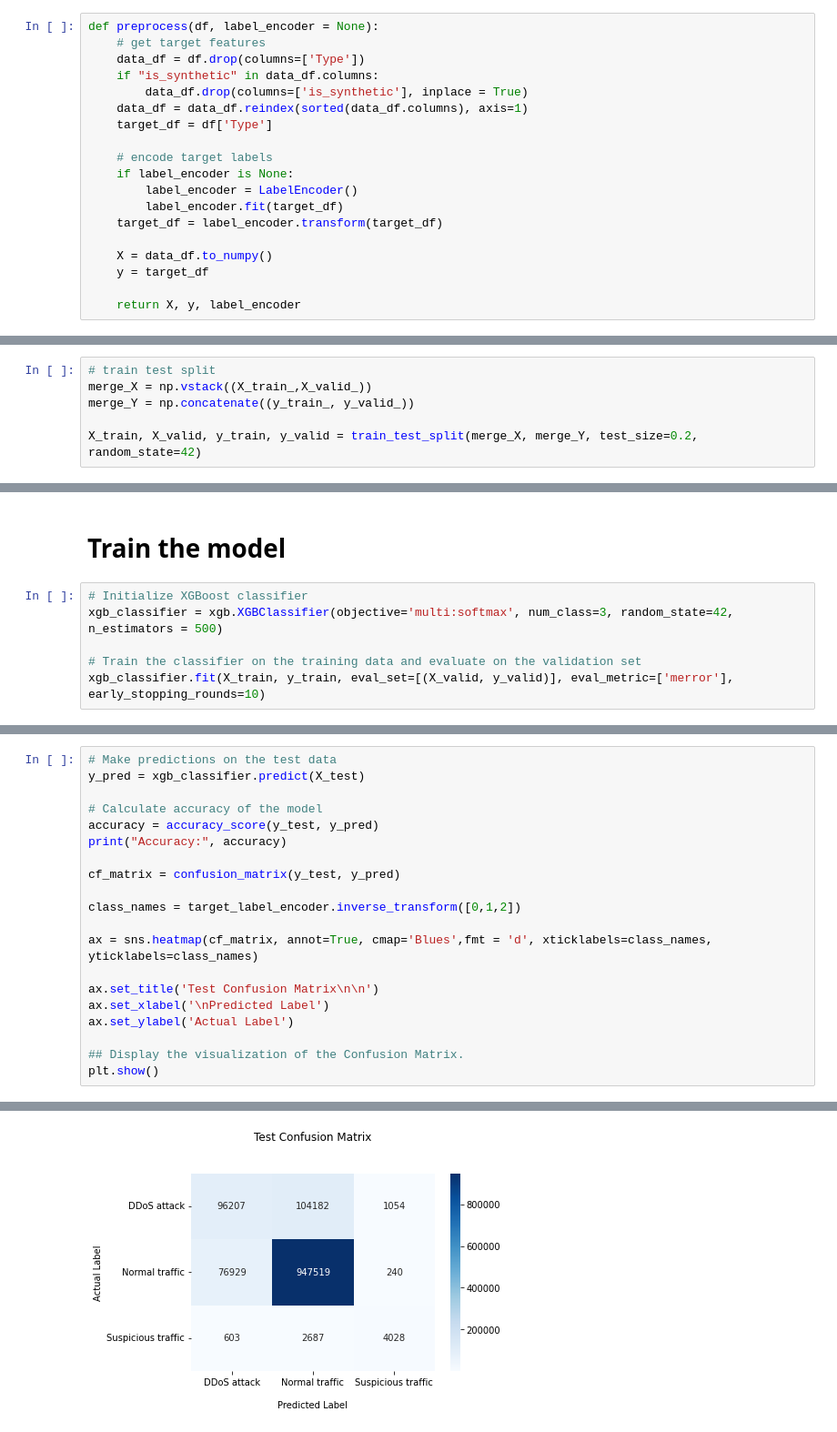
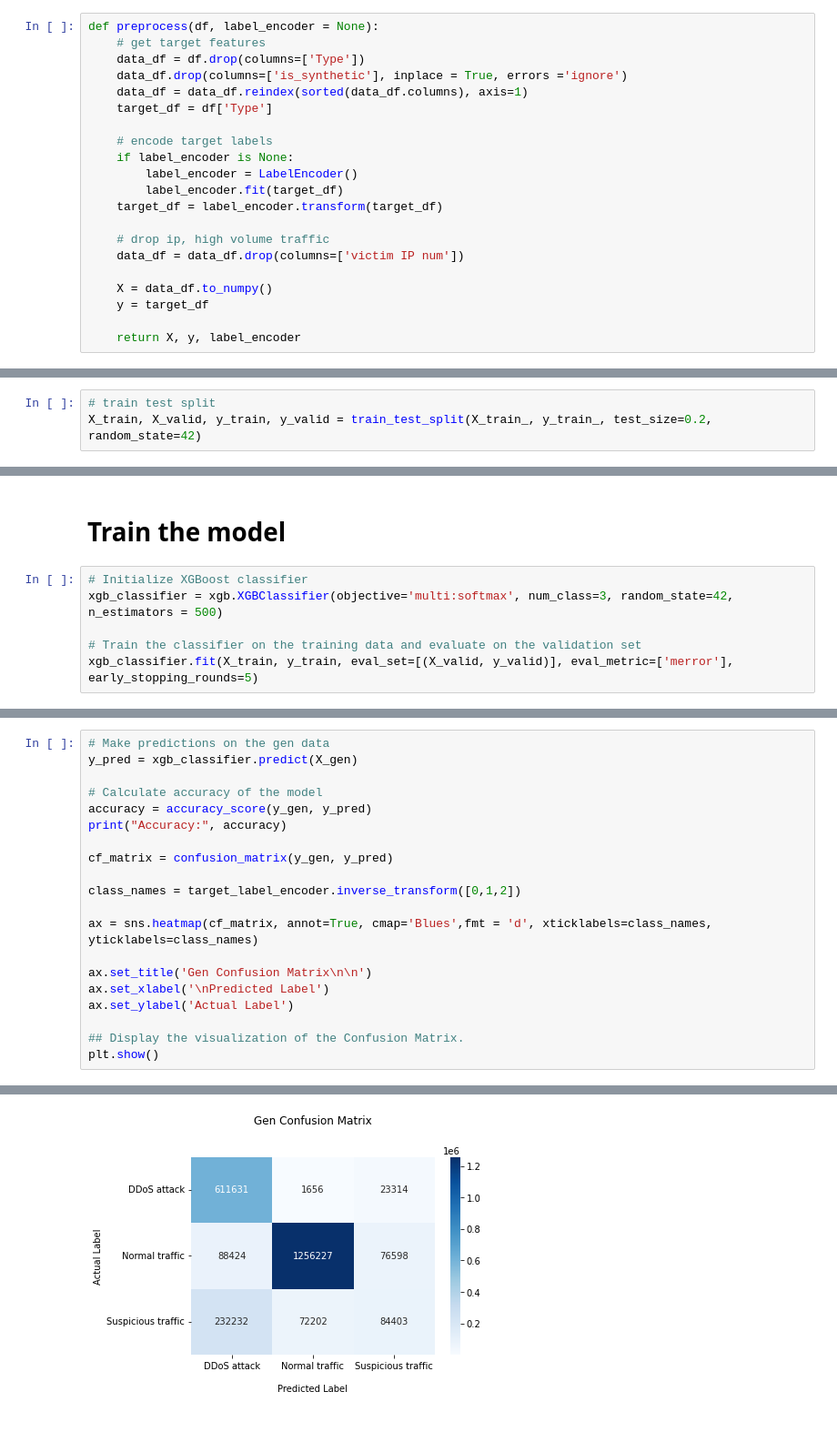
Before and after one commit to LordLokator/ADAML_24, a Jupyter notebook: notebooks/xgboost.ipynb, the cells around one changed output, grey strips where cells are left out. Shown at 91% size. Cells and saved outputs as stored; diff of their text form.

```diff
--- a/notebooks/xgboost.ipynb
+++ b/notebooks/xgboost.ipynb
@@ -32,8 +33,7 @@ gen_df = pd.read_csv(gen_path)
 def preprocess(df, label_encoder = None):
     # get target features
     data_df = df.drop(columns=['Type'])
-    if "is_synthetic" in data_df.columns:
-        data_df.drop(columns=['is_synthetic'], inplace = True)
+    data_df.drop(columns=['is_synthetic'], inplace = True, errors ='ignore')
     data_df = data_df.reindex(sorted(data_df.columns), axis=1)
     target_df = df['Type']
 
@@ -43,6 +43,9 @@ def preprocess(df, label_encoder = None):
         label_encoder.fit(target_df)
     target_df = label_encoder.transform(target_df)
 
+    # drop ip, high volume traffic
+    data_df = data_df.drop(columns=['victim IP num'])
+
     X = data_df.to_numpy()
     y = target_df
 
@@ -72,6 +66,3 @@ np.concatenate((y_train_, y_valid_)).shape
 # %%
 # train test split
-merge_X = np.vstack((X_train_,X_valid_))
-merge_Y = np.concatenate((y_train_, y_valid_))
-
-X_train, X_valid, y_train, y_valid = train_test_split(merge_X, merge_Y, test_size=0.2, random_state=42)
+X_train, X_valid, y_train, y_valid = train_test_split(X_train_, y_train_, test_size=0.2, random_state=42)
@@ -82,5 +77,5 @@ X_train, X_valid, y_train, y_valid = train_test_split(merge_X, merge_Y, test_siz
 xgb_classifier = xgb.XGBClassifier(objective='multi:softmax', num_class=3, random_state=42, n_estimators = 500)
 
 # Train the classifier on the training data and evaluate on the validation set
-xgb_classifier.fit(X_train, y_train, eval_set=[(X_valid, y_valid)], eval_metric=['merror'], early_stopping_rounds=10)
+xgb_classifier.fit(X_train, y_train, eval_set=[(X_valid, y_valid)], eval_metric=['merror'], early_stopping_rounds=5)
 # %% [output]
@@ -194,18 +179,18 @@ Accuracy: 0.9175512076465974
 # %%
-# Make predictions on the test data
-y_pred = xgb_classifier.predict(X_test)
+# Make predictions on the gen data
+y_pred = xgb_classifier.predict(X_gen)
 
 # Calculate accuracy of the model
-accuracy = accuracy_score(y_test, y_pred)
+accuracy = accuracy_score(y_gen, y_pred)
 print("Accuracy:", accuracy)
 
-cf_matrix = confusion_matrix(y_test, y_pred)
+cf_matrix = confusion_matrix(y_gen, y_pred)
 
 class_names = target_label_encoder.inverse_transform([0,1,2])
 
 ax = sns.heatmap(cf_matrix, annot=True, cmap='Blues',fmt = 'd', xticklabels=class_names, yticklabels=class_names)
 
-ax.set_title('Test Confusion Matrix\n\n')
+ax.set_title('Gen Confusion Matrix\n\n')
 ax.set_xlabel('\nPredicted Label')
 ax.set_ylabel('Actual Label')
 
@@ -216 +201 @@ Accuracy: 0.8494506055783417
-[figure, old version]
+[figure, new version]
```
Also changed, not shown: parts of 17 cells of this notebook, 2 other files.
